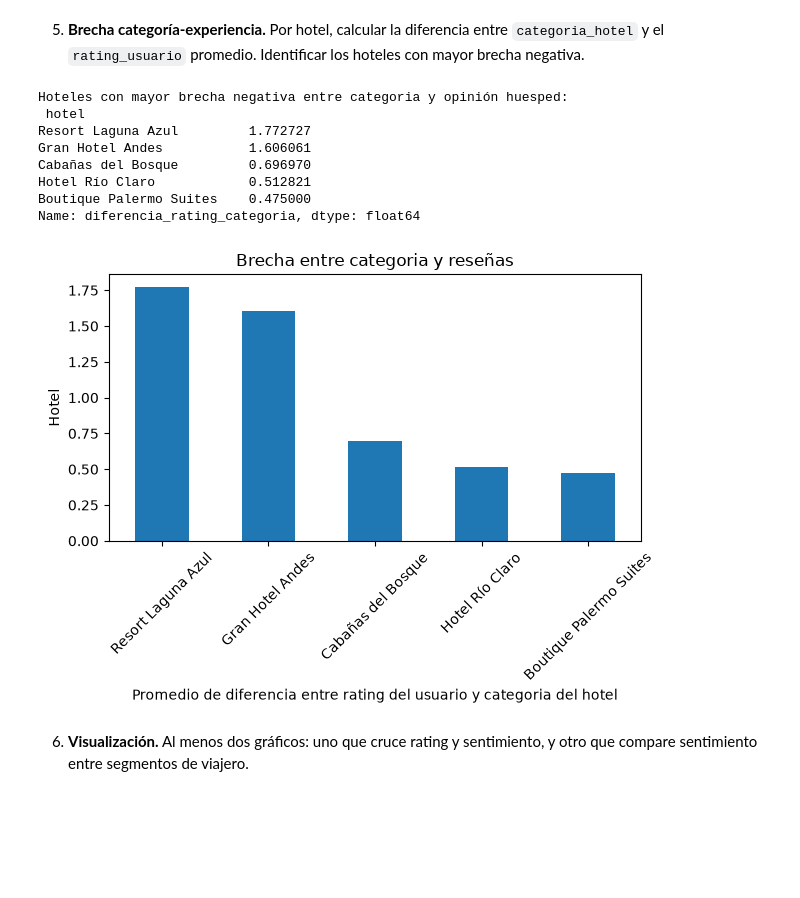
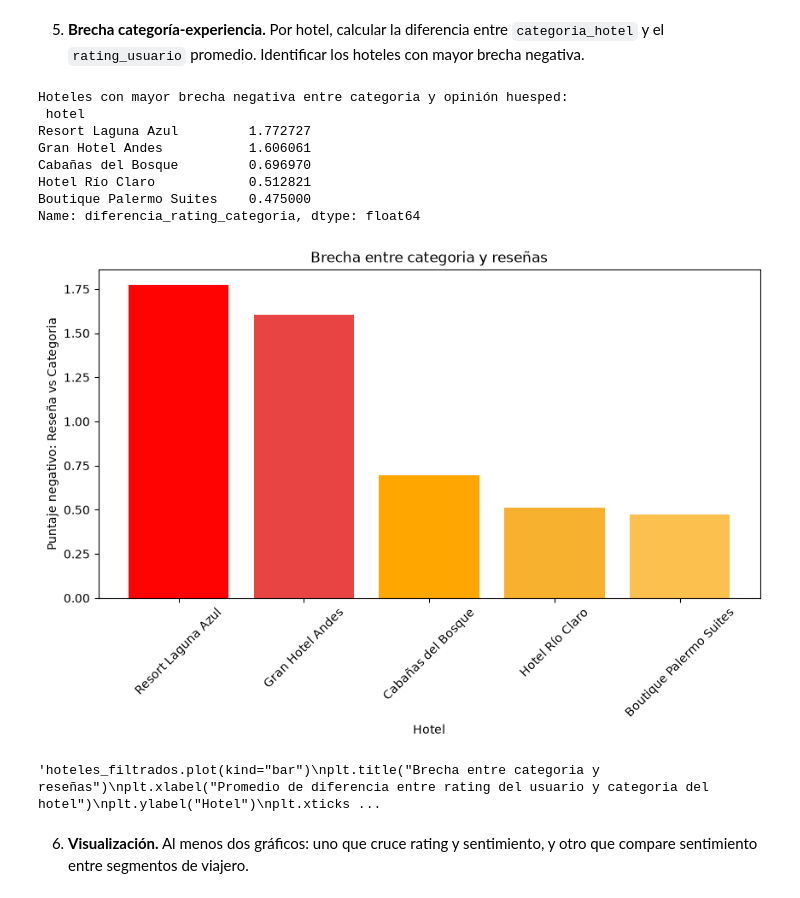
Before and after one commit to estebanler00/data-analysis-course, a Jupyter notebook: modulo-4-visualizacion/clase-19/ejercicio-integrador.ipynb, the cells around one changed output. Cells and saved outputs as stored; diff of their text form; code cells hidden in the pictures; blank space fills up the shorter version.

```diff
--- a/modulo-4-visualizacion/clase-19/ejercicio-integrador.ipynb
+++ b/modulo-4-visualizacion/clase-19/ejercicio-integrador.ipynb
@@ -180,35 +180,45 @@ Solo          20.000000  17.500000  62.500000
 # %%
 #Diferencia va a marcar a mayor puntaje, mayor brecha entre estrellas del hotel y las reseñas de manera negativa (hotel 5 estrellas con muchas reseñas de 3 va a estar mas cerca del 2). Cuanto mas se acerque a 0 mas pareja la relación, en caso que sea negativo el valor otorgado, hay mejor reseña que categoria del hotel.
 df["diferencia_rating_categoria"] = df.categoria_hotel - df.rating_usuario
 
 promedio_diferencia = df.groupby("hotel")["diferencia_rating_categoria"].mean()
 
 hoteles_filtrados = promedio_diferencia[promedio_diferencia > 0].sort_values(ascending=False)
 
 print(f"Hoteles con mayor brecha negativa entre categoria y opinión huesped: \n {hoteles_filtrados}")
 
 #dejo el promedio en el df
 
 df["promedio_diferencia"] = df.groupby("hotel")["diferencia_rating_categoria"].transform("mean")
 
+fig,ax = plt.subplots(figsize=(10,5))
+ax.bar(hoteles_filtrados.index, hoteles_filtrados.values, color=["#ff0303", "#e94444", "#ffa601", "#f7b12f", "#fcc04f"])
+ax.set_title("Brecha entre categoria y reseñas")
+ax.set_xlabel("Hotel")
+ax.set_ylabel("Puntaje negativo: Reseña vs Categoria")
+plt.xticks(rotation=45)
+plt.show()
 
-hoteles_filtrados.plot(kind="bar")
+# Esto lo hice al principio y despues lo quise personalizar asi que lo terminé sacando.
+
+"""hoteles_filtrados.plot(kind="bar")
 plt.title("Brecha entre categoria y reseñas")
 plt.xlabel("Promedio de diferencia entre rating del usuario y categoria del hotel")
 plt.ylabel("Hotel")
 plt.xticks(rotation=45)
 plt.tight_layout()
-plt.show()
+plt.show()"""
 # %% [output]
 Hoteles con mayor brecha negativa entre categoria y opinión huesped:
  hotel
 Resort Laguna Azul         1.772727
 Gran Hotel Andes           1.606061
 Cabañas del Bosque         0.696970
 Hotel Río Claro            0.512821
 Boutique Palermo Suites    0.475000
 Name: diferencia_rating_categoria, dtype: float64
-[figure, old version]
+[figure, new version]
+'hoteles_filtrados.plot(kind="bar")\nplt.title("Brecha entre categoria y reseñas")\nplt.xlabel("Promedio de diferencia entre rating del usuario y categoria del hotel")\nplt.ylabel("Hotel")\nplt.xticks ...
 # %% [markdown]
 6. **Visualización.** Al menos dos gráficos: uno que cruce rating y sentimiento, y otro que compare sentimiento entre segmentos de viajero.
 # %%
```
